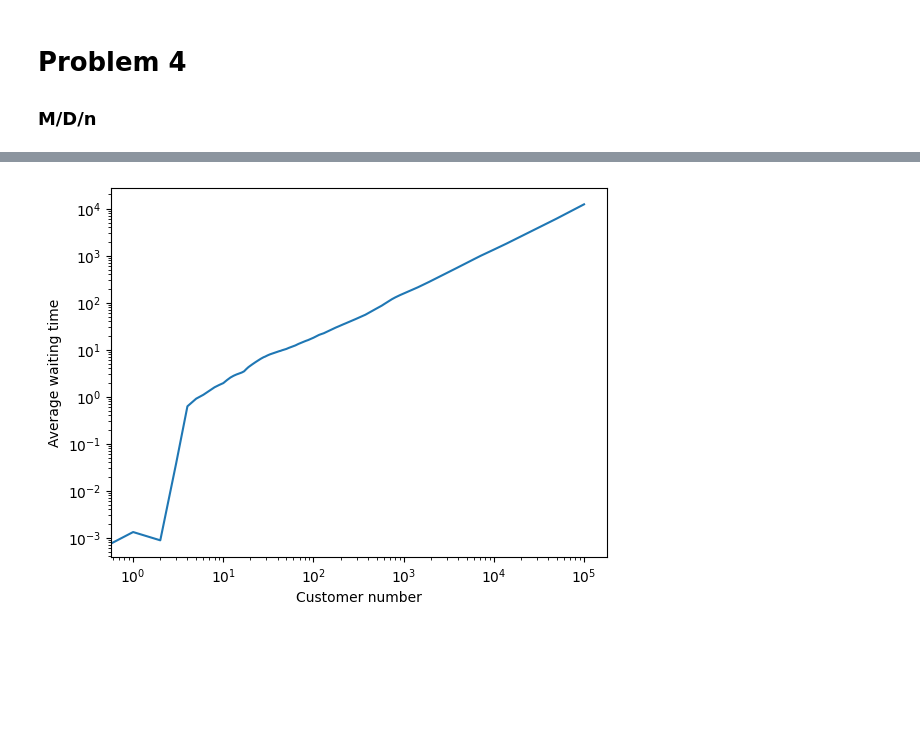
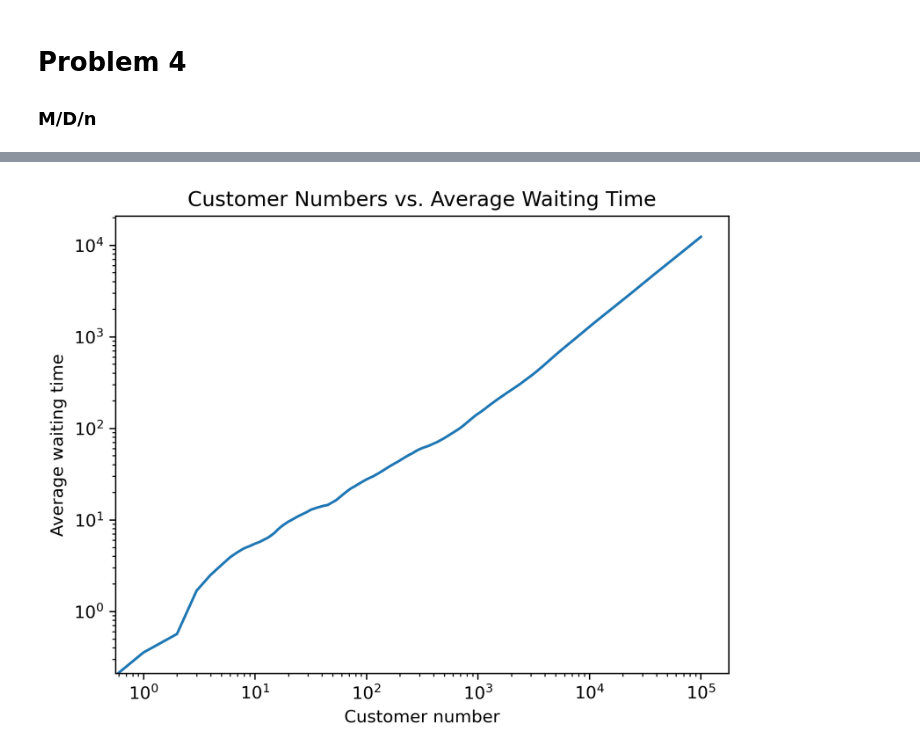
Before and after one commit to Asewlal01/WaitTimeExplorer, a Jupyter notebook: main.ipynb, the cells around one changed output, grey strips where cells are left out. Saved outputs shown, nothing was run; the diff lists cells and outputs as text; code cells hidden in the pictures; blank space fills up the shorter version.

Commit message:
Modified Analysis.visualize()

```diff
--- a/main.ipynb
+++ b/main.ipynb
@@ -41,10 +41,14 @@ Average waiting time: 2.9624947259854104 +- 0.07000972189022912
 # Problem 4
 ### M/D/n
 # %%
+# Parameters
+mu = 1
+rho = 0.9
+
 # Compare M/D/1 with M/D/n
 ns = [1, 2, 4]
 for n in ns:
     W = simulate_MDn(customers, rho, mu, 1)
     statistics(W)
-    fig, ax = visualize(W, 'Distribution')
+    fig, ax = visualize(W, f'Distribution of waiting time in M/D/{n}', yscaling='log')
 # %% [output]
@@ -57,20 +61,22 @@ Average waiting time: 4.483692311495561 +- 0.029697981286042674
 # %%
 # How does the average waiting time change with customer number
 mu = [1, 5]
 p = 0.75
-w = simulate_MLn(customers, rho, mu, p, 1, seed=42)
+w = simulate_MLn(customers, rho, mu, p, 1)
 
 # Get means
 waiting_means = np.cumsum(w) / np.arange(1, customers + 1)
 
+plt.figure(dpi=300)
+plt.title('Customer Numbers vs. Average Waiting Time')
 plt.ylabel('Average waiting time')
 plt.xlabel('Customer number')
 plt.plot(waiting_means)
 plt.xscale('log')
 plt.yscale('log')
 plt.show()
 # %% [output]
-[figure, old version]
+[figure, new version]
 # %%
 # Show the distributions of waiting times in M/L/1 and M/L/n
 waiting = simulate_MLn(customers, rho, mu, p, 1)
```
Also changed, not shown: parts of 4 cells of this notebook, 1 other file.
